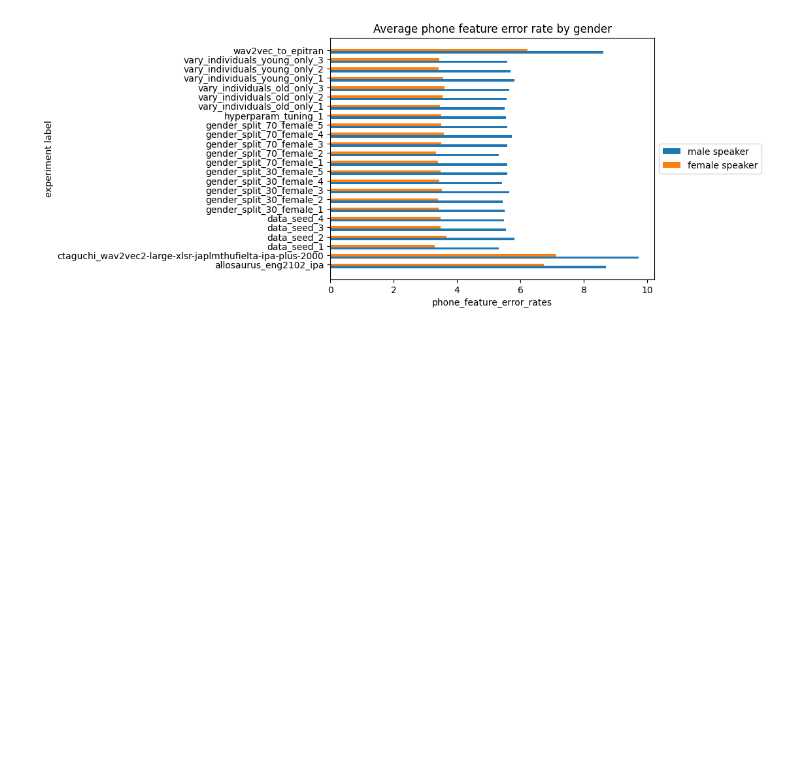
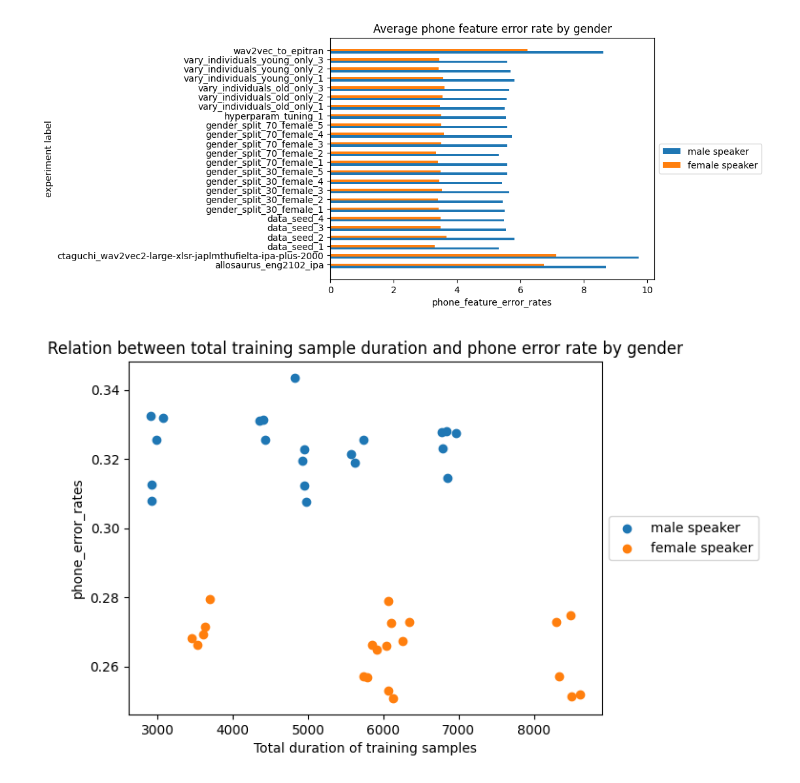
Before and after one commit to ginic/multipa, a Jupyter notebook: notebooks/initial_evaluation_analysis.ipynb, the cells around one changed output. Saved outputs shown, nothing was run; the diff lists cells and outputs as text; code cells hidden in the pictures; blank space fills up the shorter version.

Commit message:
Added training data duration to gender analysis

```diff
--- a/notebooks/initial_evaluation_analysis.ipynb
+++ b/notebooks/initial_evaluation_analysis.ipynb
@@ -142,7 +142,6 @@ for name, model_group in all_data.groupby(["experiment_label"]):
     for gender, group in  model_group.groupby(["speaker_gender"]):
         for metric in ["phone_error_rates", "phone_feature_error_rates", "feature_error_rates"]:
             metric_mean = group[metric].mean()
-            model_results[metric] = metric_mean
             if gender == "m":
                 male_metrics[metric].append(metric_mean)
             else:
@@ -175,8 +174,38 @@ plot_gender_grouped_metrics(models, male_metrics, female_metrics)
 plot_gender_grouped_metrics(models, male_metrics, female_metrics, title="Average phone feature error rate by gender", metric_name="phone_feature_error_rates")
 # %% [output]
 [figure]
-# %%
-# Also consider training data duration
-TRAINED_MODEL_PATH
-for model in models:
-    if
+# %%
+# Also consider training data duration
+# Is gender duration correlated with performance?
+trained_models = list()
+male_metrics_trained_models = defaultdict(list)
+female_metrics_trained_models = defaultdict(list)
+female_speaker_duration = []
+male_speaker_duration = []
+for i, model in enumerate(models):
+    model_folder = TRAINED_MODEL_PATH / model
+    if model_folder.is_dir():
+        trained_models.append(trained_models)
+        for metric in ["phone_error_rates", "phone_feature_error_rates", "feature_error_rates"]:
+            male_metrics_trained_models[metric].append(male_metrics[metric][i])
+            female_metrics_trained_models[metric].append(female_metrics[metric][i])
+
+        with open(model_folder / "final_evaluation.json") as model_eval:
+            model_eval_dict = json.load(model_eval)
+            female_speaker_duration.append(model_eval_dict["train_duration_female_examples"])
+            male_speaker_duration.append(model_eval_dict["train_duration_male_examples"])
+# %%
+def scatter_plot_gender_duration_metric(male_metrics, female_metrics, male_duration, female_duration, title, metric):
+    fig, ax = plt.subplots()
+    for x, y, color, label in [(male_duration, male_metrics[metric],'tab:blue', "male speaker"),
+                                (female_duration, female_metrics[metric], 'tab:orange', "female speaker")]:
+        ax.scatter(x, y, c=color, label=label)
+    plt.ylabel(metric)
+    plt.xlabel("Total duration of training samples")
+    plt.title(title)
+    plt.legend(loc='center left', bbox_to_anchor=(1, 0.5))
+# %%
+scatter_plot_gender_duration_metric(male_metrics_trained_models, female_metrics_trained_models, male_speaker_duration, female_speaker_duration,
+    "Relation between total training sample duration and phone error rate by gender", "phone_error_rates")
+# %% [output]
+[figure, added]
```
Also changed, not shown: parts of 2 cells of this notebook.
